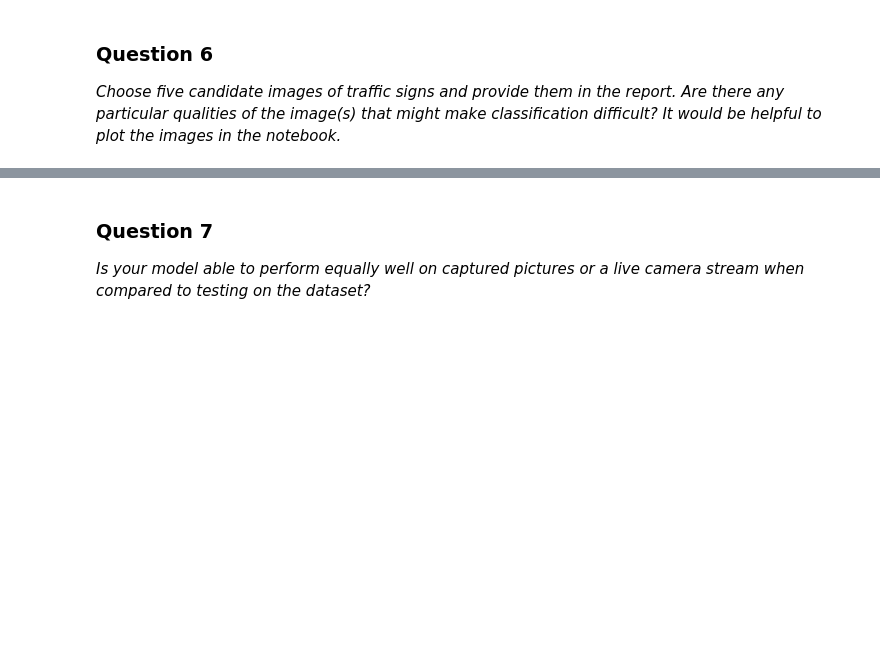
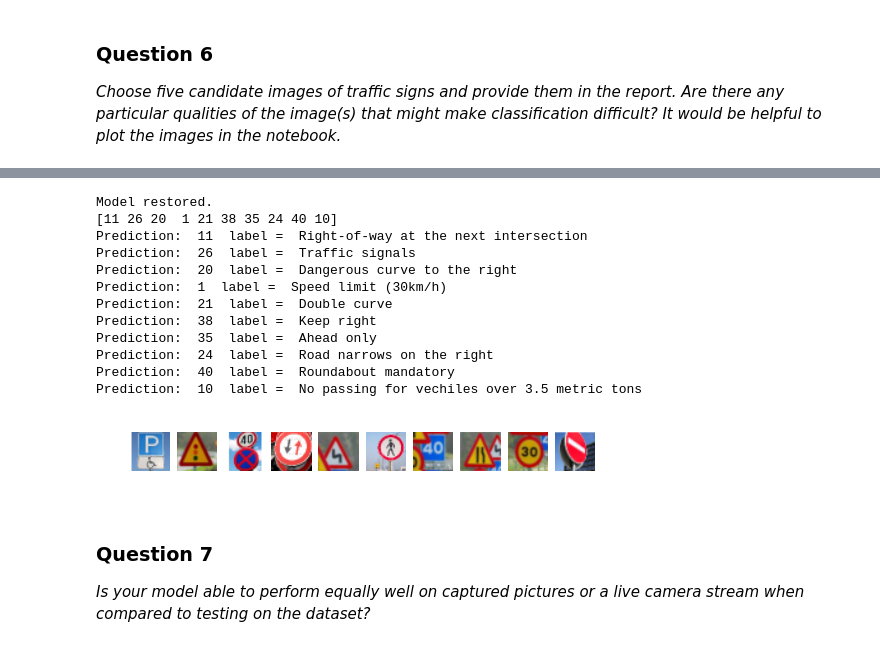
Before and after one commit to ninopereira/Traffic_Signs_Classification_NN, a Jupyter notebook: Traffic_Signs_Recognition-NP.ipynb, the cells around one changed output, grey strips where cells are left out. Cells and saved outputs as stored; diff of their text form; code cells hidden in the pictures; blank space fills up the shorter version.

```diff
--- a/Traffic_Signs_Recognition-NP.ipynb
+++ b/Traffic_Signs_Recognition-NP.ipynb
@@ -543,3 +556,17 @@ with tf.Session() as sess:
 # %% [output]
 Model restored.
 Accuracy: 0.923437
+# %%
+# Check Accuracy on test data
+with tf.Session() as sess:
+    # Restore variables from disk.
+    saver.restore(sess, "model.ckpt")
+    print("Model restored.")
+    # Test model
+    correct_prediction = tf.equal(tf.argmax(logits, 1), tf.argmax(y, 1))
+    # Calculate accuracy
+    accuracy = tf.reduce_mean(tf.cast(correct_prediction, "float"))
+    # we need to reshape test data
+    batch_size = 1280
+    validation_data, validation_labels = next_batch(X_test_gray, y_test, batch_size)
+    print("Accuracy:", accuracy.eval({x: validation_data, y: validation_labels, dropout: 1.0}))
@@ -582,0 +658,11 @@ _Choose five candidate images of traffic signs and provide them in the report. A
+# %%
+label_to_name_map = {}
+count = 0
+with open("signnames.csv", mode='r') as f:
+    for line in f:
+        parts = line.strip().split(',')
+        if parts[0] == 'ClassId':
+            continue
+        label_to_name_map[int(parts[0])] = parts[1]
+        print('Label ',count,' = ',label_to_name_map[count])
+        count = count + 1
@@ -583,3 +687,35 @@ _Choose five candidate images of traffic signs and provide them in the report. A
+# %%
+### Run the predictions here.
+### Feel free to use as many code cells as needed.
+
+#reshape image set
+image_list_gray_rs = np.reshape(image_list_gray, (10,32,32,1))
+
+plt.ion()
+with tf.Session() as sess:
+    # Restore variables from disk.
+    saver.restore(sess, "model.ckpt")
+    print("Model restored.")
+    # Test model
+    prediction = sess.run(tf.argmax(logits, 1), feed_dict={x:image_list_gray_rs, dropout:1.0})
+    print (prediction)
+    plotImageSet(image_list)
+    for pred in prediction:
+        print("Prediction: ",pred," label = ", label_to_name_map[pred])
+# %% [output]
+Model restored.
+[11 26 20  1 21 38 35 24 40 10]
+Prediction:  11  label =  Right-of-way at the next intersection
+Prediction:  26  label =  Traffic signals
+Prediction:  20  label =  Dangerous curve to the right
+Prediction:  1  label =  Speed limit (30km/h)
+Prediction:  21  label =  Double curve
+Prediction:  38  label =  Keep right
+Prediction:  35  label =  Ahead only
+Prediction:  24  label =  Road narrows on the right
+Prediction:  40  label =  Roundabout mandatory
+Prediction:  10  label =  No passing for vechiles over 3.5 metric tons
+[figure, added]
 # %% [markdown]
 ### Question 7
 
```
Also changed, not shown: parts of 13 cells of this notebook, 11 other files.
